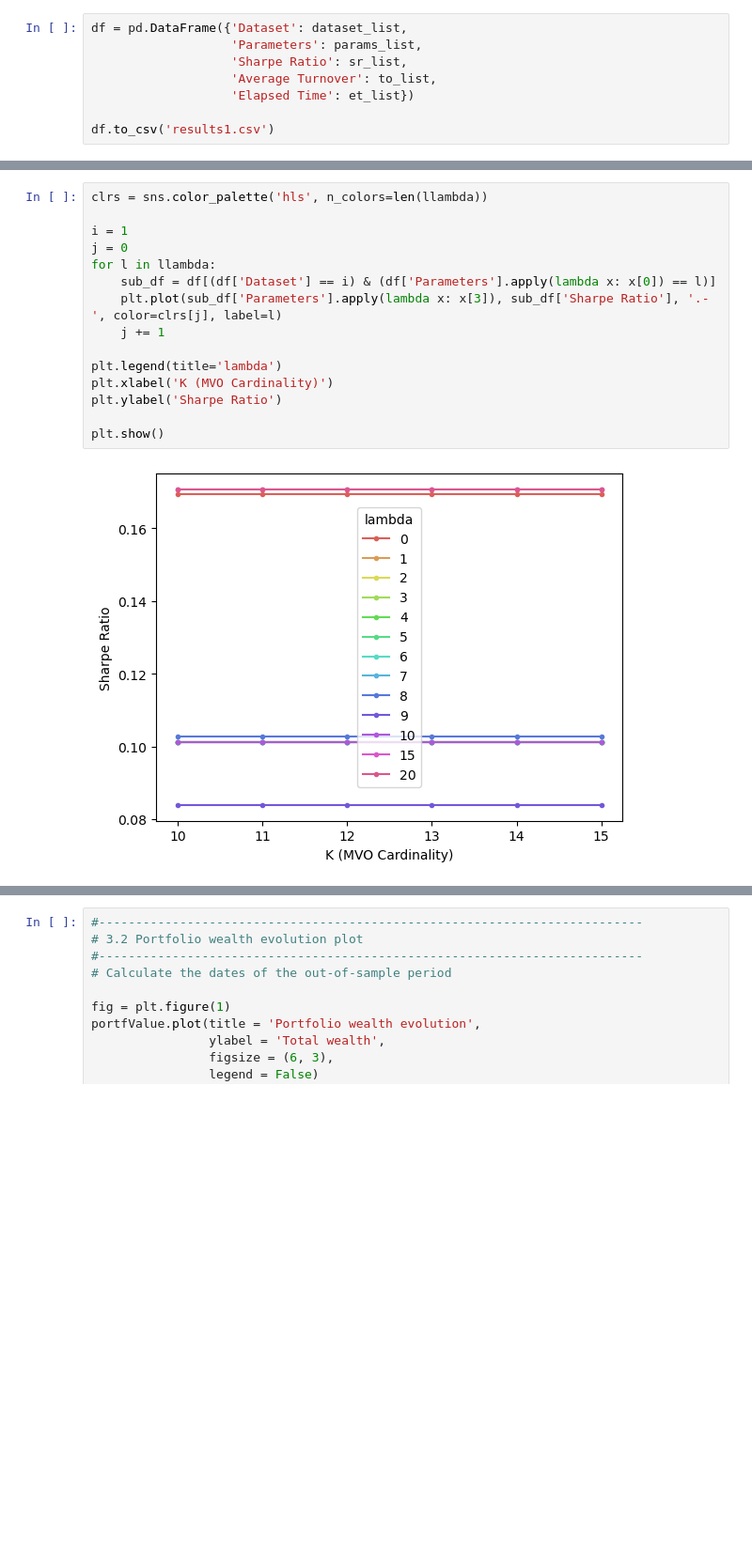
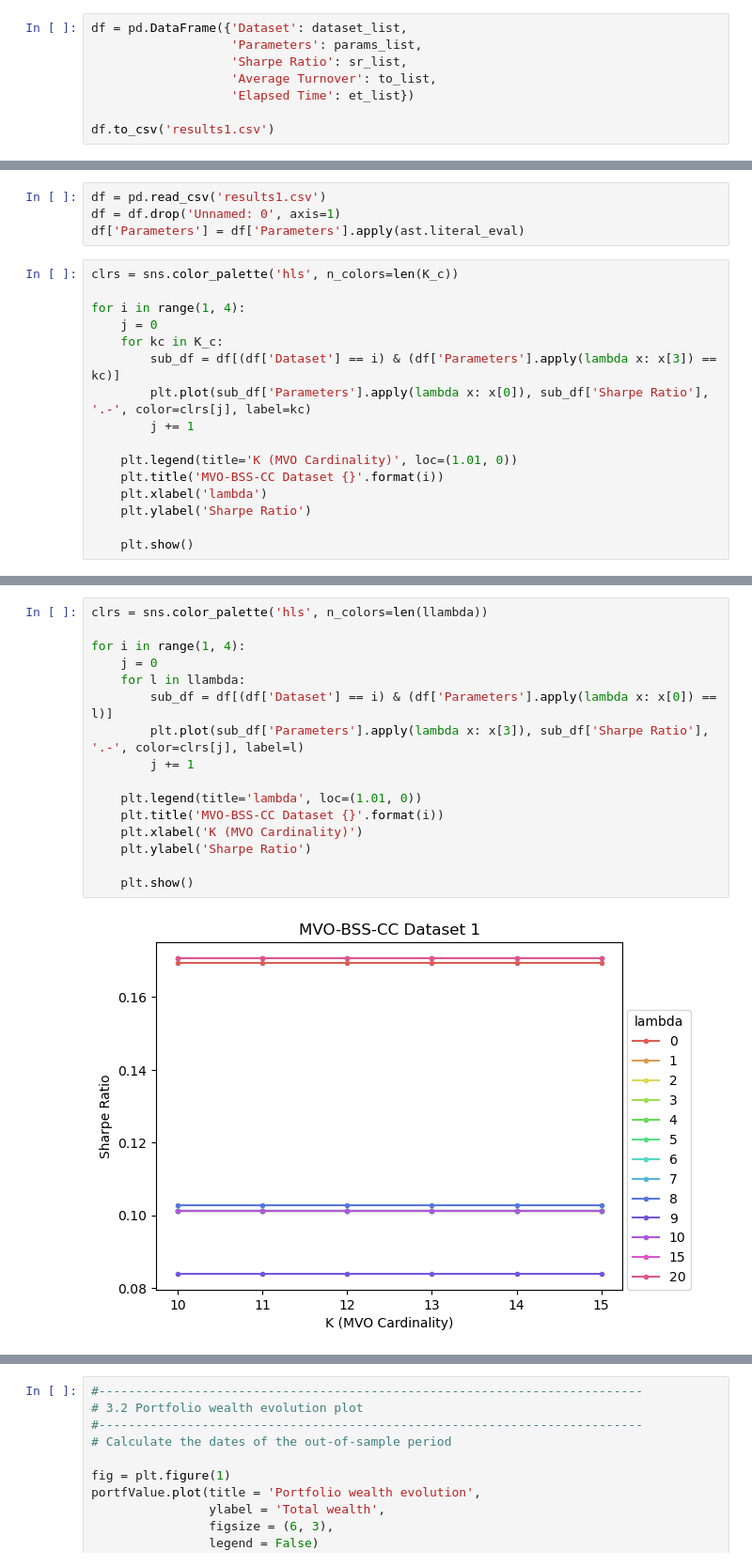
Before and after one commit to stephanieyflu/mie377-project2, a Jupyter notebook: MIE377_Project_Main_Test1.ipynb, the cells around one changed output, grey strips where cells are left out. Shown: that part at 94% size. Drawn from its saved outputs; the diff is of its cells as text; blank space fills up the shorter version.

Commit message:
Finish MVO-BSS-CC card parameter testing

```diff
--- a/MIE377_Project_Main_Test1.ipynb
+++ b/MIE377_Project_Main_Test1.ipynb
@@ -233,0 +233,20 @@ clrs = sns.color_palette('hls', n_colors=len(K_c))
+# %%
+df = pd.read_csv('results1.csv')
+df = df.drop('Unnamed: 0', axis=1)
+df['Parameters'] = df['Parameters'].apply(ast.literal_eval)
+# %%
+clrs = sns.color_palette('hls', n_colors=len(K_c))
+
+for i in range(1, 4):
+    j = 0
+    for kc in K_c:
+        sub_df = df[(df['Dataset'] == i) & (df['Parameters'].apply(lambda x: x[3]) == kc)]
+        plt.plot(sub_df['Parameters'].apply(lambda x: x[0]), sub_df['Sharpe Ratio'], '.-', color=clrs[j], label=kc)
+        j += 1
+
+    plt.legend(title='K (MVO Cardinality)', loc=(1.01, 0))
+    plt.title('MVO-BSS-CC Dataset {}'.format(i))
+    plt.xlabel('lambda')
+    plt.ylabel('Sharpe Ratio')
+
+    plt.show()
@@ -234,17 +257,18 @@ clrs = sns.color_palette('hls', n_colors=len(K_c))
 # %%
 clrs = sns.color_palette('hls', n_colors=len(llambda))
 
-i = 1
-j = 0
-for l in llambda:
-    sub_df = df[(df['Dataset'] == i) & (df['Parameters'].apply(lambda x: x[0]) == l)]
-    plt.plot(sub_df['Parameters'].apply(lambda x: x[3]), sub_df['Sharpe Ratio'], '.-', color=clrs[j], label=l)
-    j += 1
+for i in range(1, 4):
+    j = 0
+    for l in llambda:
+        sub_df = df[(df['Dataset'] == i) & (df['Parameters'].apply(lambda x: x[0]) == l)]
+        plt.plot(sub_df['Parameters'].apply(lambda x: x[3]), sub_df['Sharpe Ratio'], '.-', color=clrs[j], label=l)
+        j += 1
 
-plt.legend(title='lambda')
-plt.xlabel('K (MVO Cardinality)')
-plt.ylabel('Sharpe Ratio')
+    plt.legend(title='lambda', loc=(1.01, 0))
+    plt.title('MVO-BSS-CC Dataset {}'.format(i))
+    plt.xlabel('K (MVO Cardinality)')
+    plt.ylabel('Sharpe Ratio')
 
-plt.show()
+    plt.show()
 # %% [output]
-[figure, old version]
+[figure, new version]
```
Also changed, not shown: parts of 8 cells of this notebook, 13 other files.
